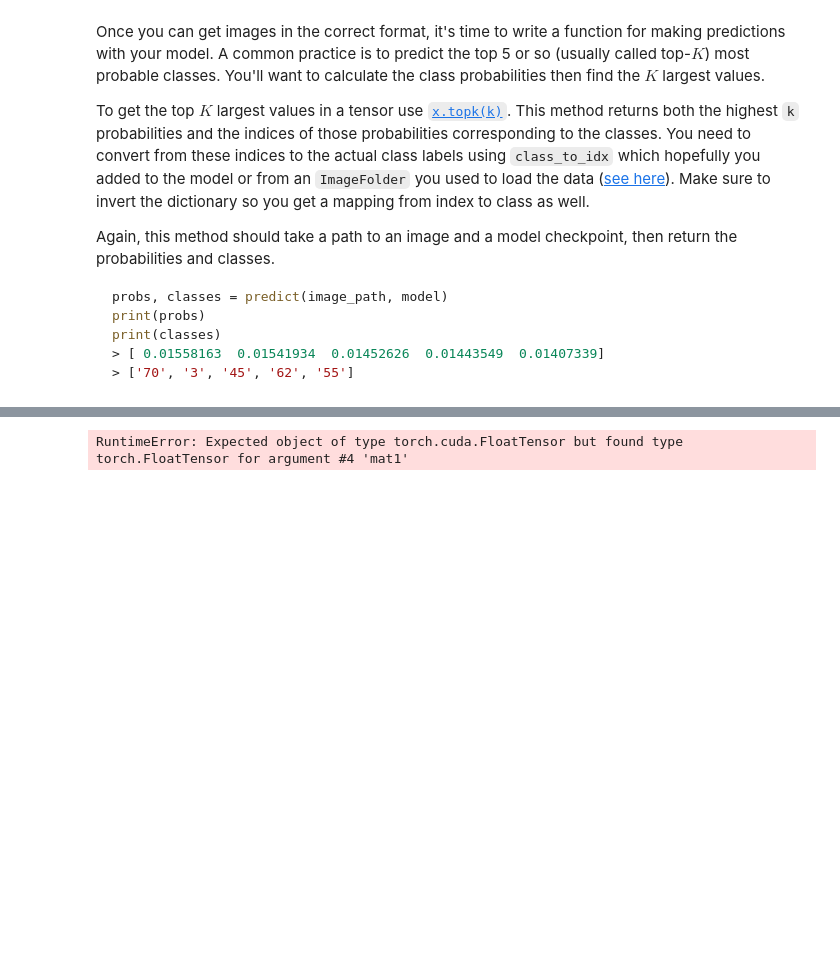
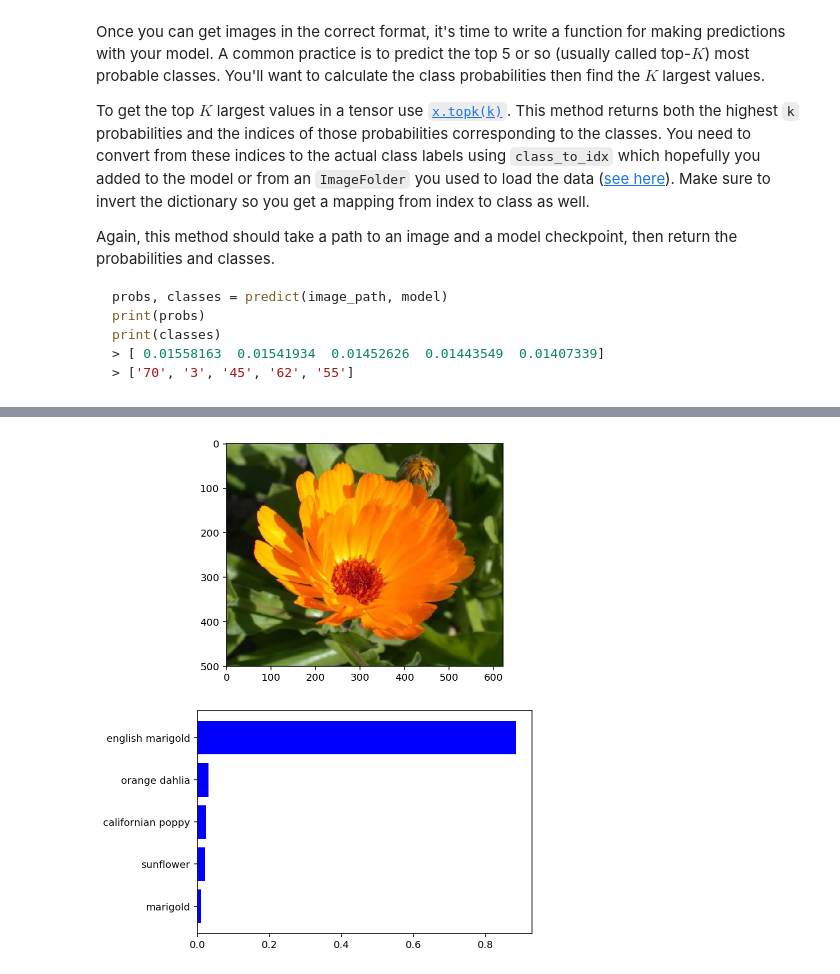
Before and after one commit to jlcossi/classify_images_with_PyTorch, a Jupyter notebook: image_classifier.ipynb, the cells around one changed output, grey strips where cells are left out. Cells and saved outputs as stored; diff of their text form; code cells hidden in the pictures; blank space fills up the shorter version.

Commit message:
feat: Use the train model to predict

````diff
--- a/image_classifier.ipynb
+++ b/image_classifier.ipynb
@@ -412,7 +412,7 @@ print(classes)
 ```
 # %%
 # Use the GPU if available
-#device = torch.device("cuda" if torch.cuda.is_available() else "cpu")
+device = torch.device("cuda" if torch.cuda.is_available() else "cpu")
 # %%
 # Predict the class from an image file
 def predict(image_path, model, topk=5):
@@ -420,7 +420,7 @@ def predict(image_path, model, topk=5):
     '''
     # Reload our model
     rebuilt_model = load_checkpoint(model)
-
+    rebuilt_model = rebuilt_model.to(device)
     # Pre-process the image to use
     processed_image = process_image(Image.open(image_path))
 
@@ -432,13 +432,13 @@ def predict(image_path, model, topk=5):
 
     # Put model to evaluation mode
     rebuilt_model.eval()
-
+    processed_image = processed_image.to(device) #
     # Turn off gradients, send image through network
     with torch.no_grad():
         output = rebuilt_model.forward(processed_image)
 
     # Get the probabilities
-    probabilities = torch.exp(ouput)
+    probabilities = torch.exp(output)
 
     # Extract the probabilities
     probs = probabilities.topk(topk)[0]
@@ -471,25 +471,25 @@ You can convert from the class integer encoding to actual flower names with the
 # %%
 # Display an image along with the top 5 classes
 probs, classes = predict('flowers/valid/5/image_05209.jpg', 'checkpoint.pth', topk=5)
 
 # Show the image
 #imshow(Image.open('flowers/valid/5/image_05209.jpg'));
 
 # Get image names from the json file
 species = []
 for i in classes:
     species += [cat_to_name[i]]
 
 # Inspired from the view_classify function in helper.py, from the course
 fig, ax1 = plt.subplots(2, figsize = (6, 9))
 ax1[0].imshow(Image.open('flowers/valid/5/image_05209.jpg'))
 
 y_names = np.arange(len(species))
-ax[1].barh(y_names, probs, color='blue')
-ax[1].set_yticks(y_names)
-ax[1].set_yticklabels(species)
-ax[1].invert_yaxis()
+ax1[1].barh(y_names, probs, color='blue')
+ax1[1].set_yticks(y_names)
+ax1[1].set_yticklabels(species)
+ax1[1].invert_yaxis()
 
 plt.show()
 # %% [output]
-RuntimeError: Expected object of type torch.cuda.FloatTensor but found type torch.FloatTensor for argument #4 'mat1'
+[figure, added]
````
